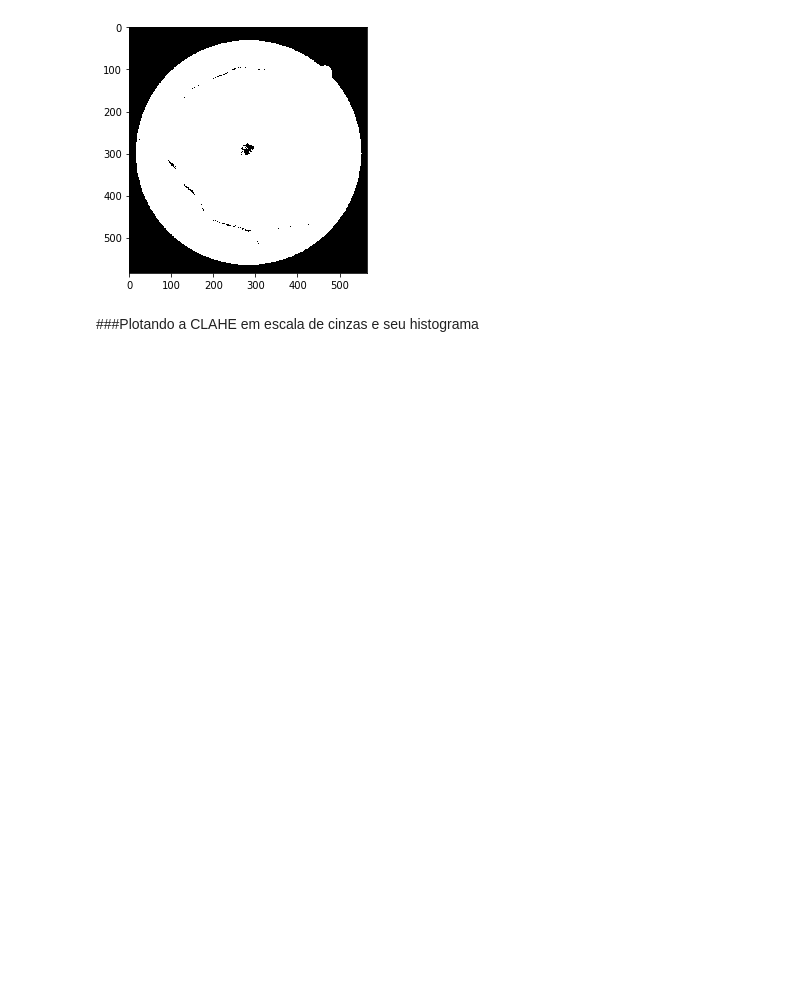
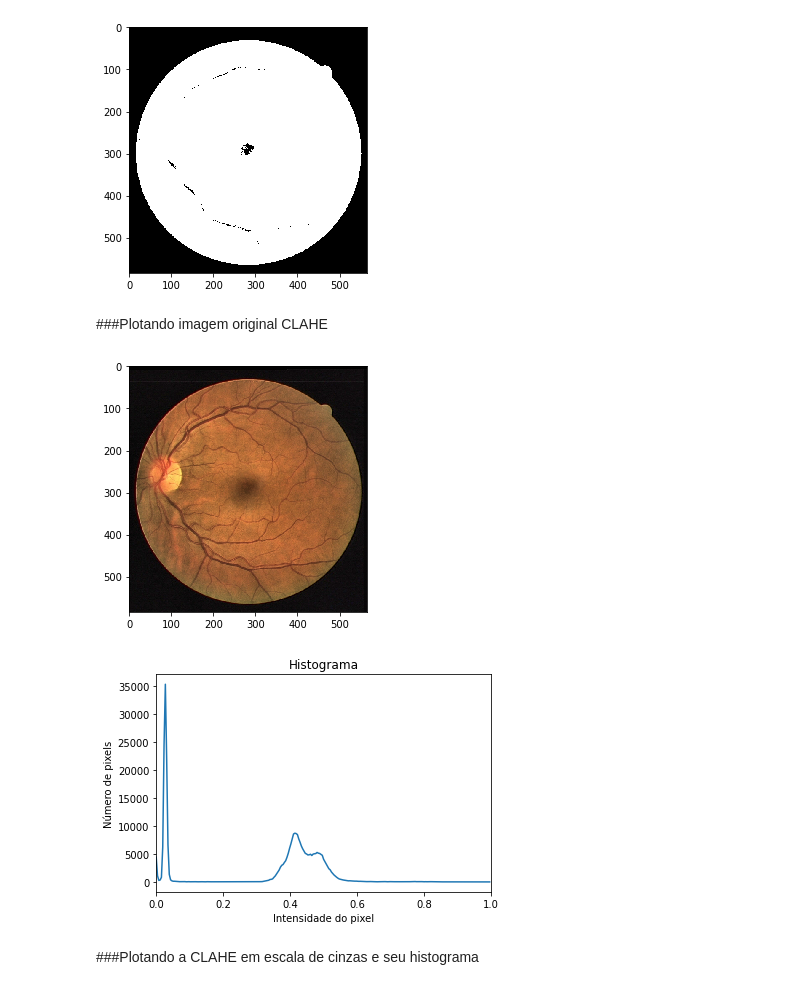
Before and after one commit to CarlosEstellita/Image-Processing-First-Steps, a Jupyter notebook: BásicoDoBásico_Threshold.ipynb, the cells around one changed output. Drawn from its saved outputs; the diff is of its cells as text; code cells hidden in the pictures; blank space fills up the shorter version.

```diff
--- a/BásicoDoBásico_Threshold.ipynb
+++ b/BásicoDoBásico_Threshold.ipynb
@@ -424,6 +456,22 @@ skimage.io.imshow(binary9) # ou imgplot = plt.imshow(binary9)
 # %% [output]
 <matplotlib.image.AxesImage at 0x...>
 [figure]
+# %% [markdown]
+###Plotando imagem original CLAHE
+# %%
+skimage.io.imshow(img_adpt_equalized2)
+histogram, bin_edges = np.histogram(img_retina_gray, bins=256, range=(0, 1))
+plt.figure()
+plt.title("Histograma")
+plt.xlabel("Intensidade do pixel")
+plt.ylabel("Número de pixels")
+plt.xlim([0.0, 1.0])
+
+plt.plot(bin_edges[0:-1], histogram)
+plt.show()
+# %% [output]
+[figure, added]
+[figure, added]
 # %% [markdown]
 ###Plotando a CLAHE em escala de cinzas e seu histograma
 # %%
```
Also changed, not shown: parts of 4 cells of this notebook.
